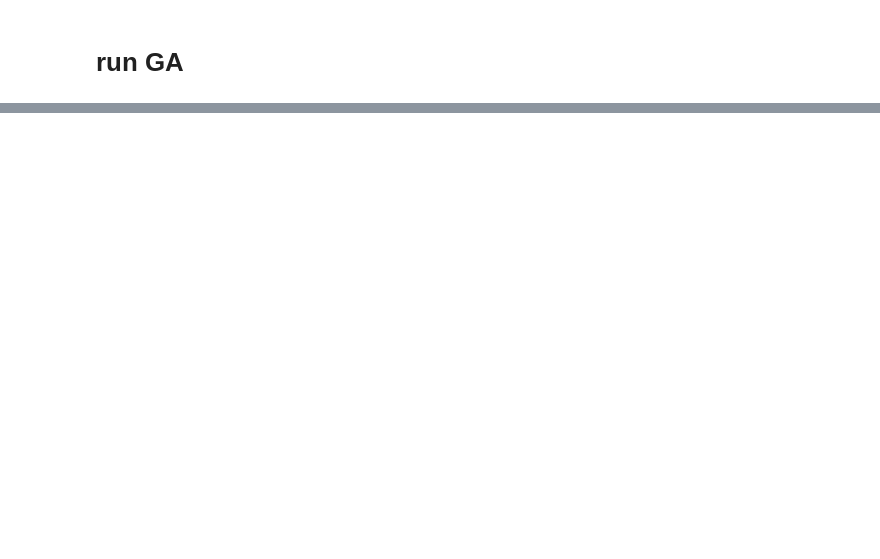
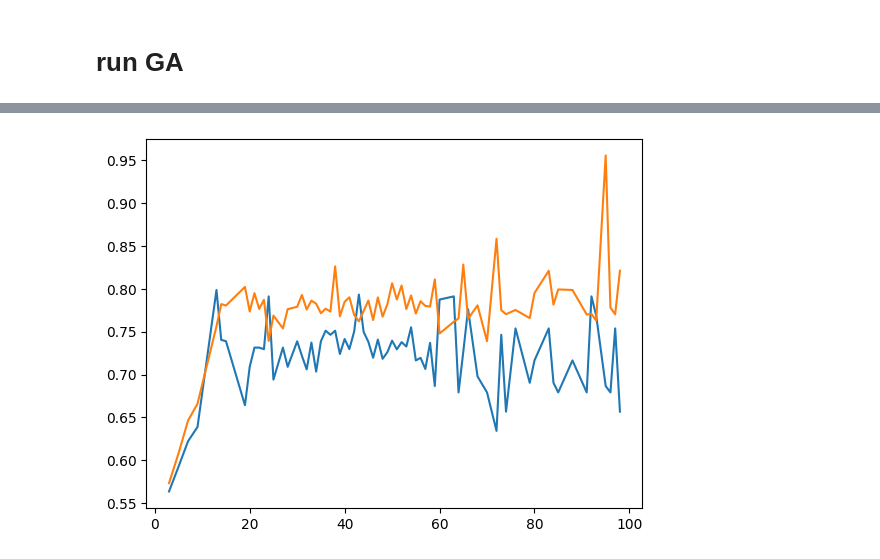
Before and after one commit to vab10266/march_madness_24, a Jupyter notebook: src/test_ga.ipynb, the cells around one changed output, grey strips where cells are left out. Drawn from its saved outputs; the diff is of its cells as text; code cells hidden in the pictures; blank space fills up the shorter version.

```diff
--- a/src/test_ga.ipynb
+++ b/src/test_ga.ipynb
@@ -171,0 +204,4 @@ for i in trange(num_gens):
+# %%
+
+for test_year in [2023 - i for i in range(14)]:
+    print(test_year)
@@ -171,0 +262,4 @@ for i in trange(num_gens):
+# %%
+
+for test_year in [2010 + i for i in range(14)]:
+    print(test_year)
@@ -203,0 +411,6 @@ fitness(pop, test_set).mean()
+# %%
+for model in final_results["model"].unique():
+    plt.plot(final_results["year"][final_results["model"] == model], final_results["test"][final_results["model"] == model], label=model)
+plt.legend()
+plt.show()
+final_results
@@ -203,0 +500,10 @@ fitness(pop, test_set).mean()
+# %%
+all_model_results["lookback"] = all_model_results["train_end"] - all_model_results["train_start"]
+# %%
+ser = all_model_results.groupby("hidden_layer_sizes").mean()["test_score"]
+ser2 = all_model_results.groupby("hidden_layer_sizes").mean()["train_score"]
+plt.plot(ser.index, ser)
+plt.plot(ser2.index, ser2)
+plt.show()
+# %% [output]
+[figure, added]
```
Also changed, not shown: parts of 41 cells of this notebook, 10 other files.
